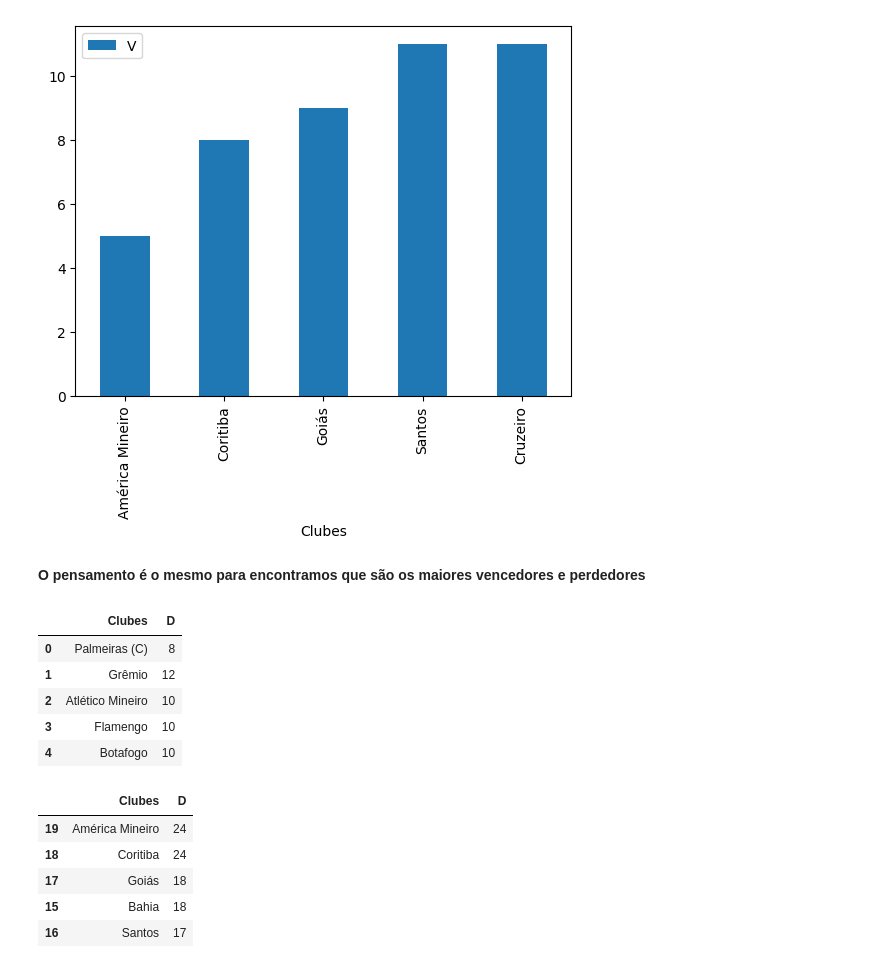
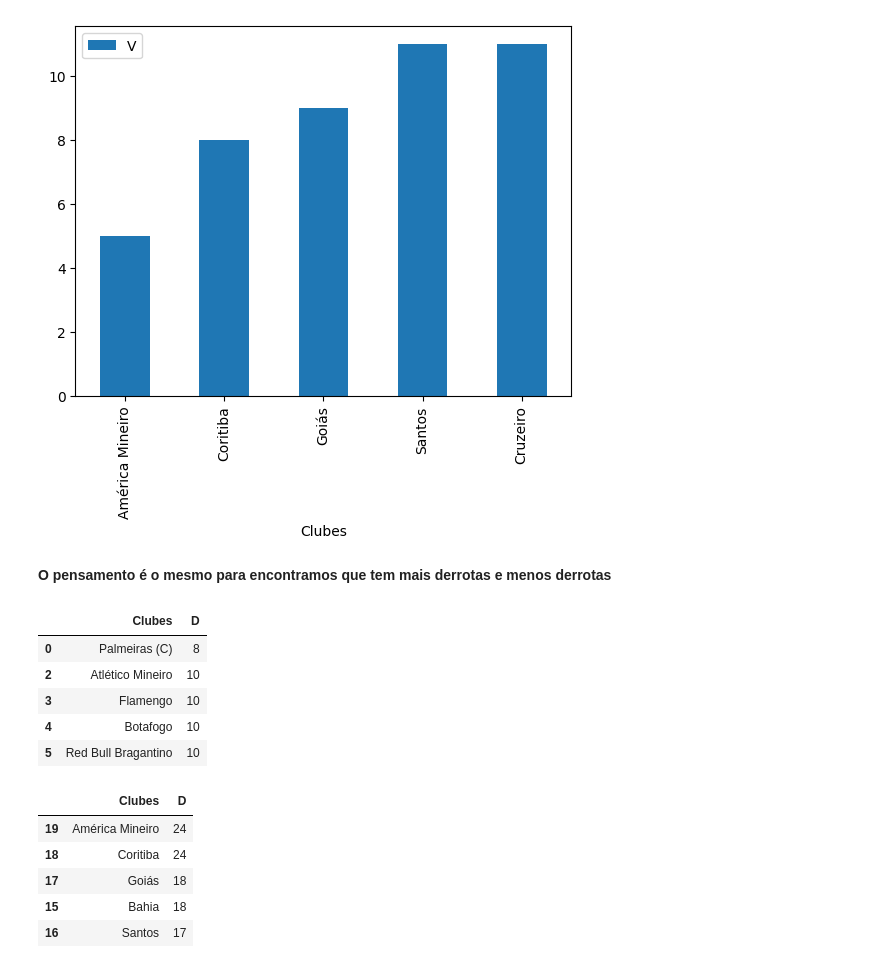
Before and after one commit to hugodevelopment/Web-Scraping, a Jupyter notebook: Análise_Brasileirão_2023.ipynb, the cells around one changed output. Saved outputs shown, nothing was run; the diff lists cells and outputs as text; code cells hidden in the pictures.

```diff
--- a/Análise_Brasileirão_2023.ipynb
+++ b/Análise_Brasileirão_2023.ipynb
@@ -173,15 +188,16 @@ Menos_vencedores.plot.bar(x='Clubes', y='V')
 <Axes: xlabel='Clubes'>
 [figure]
 # %% [markdown]
-**O pensamento é o mesmo para encontramos que são os maiores vencedores e perdedores**
+**O pensamento é o mesmo para encontramos que tem mais derrotas e menos derrotas**
 # %%
-Menos_derrotas = tabela_participações[["Clubes","D"]].head(5)
+# Times com menos derrotas
+Menos_derrotas = tabela_participações[["Clubes","D"]].sort_values(by="D").head(5)
 Menos_derrotas
 # %% [output]
 |  | Clubes | D |
 | 0 | Palmeiras (C) | 8 |
-| 1 | Grêmio | 12 |
 | 2 | Atlético Mineiro | 10 |
 | 3 | Flamengo | 10 |
 | 4 | Botafogo | 10 |
+| 5 | Red Bull Bragantino | 10 |
 # %%
```
Also changed, not shown: parts of 35 cells of this notebook.
